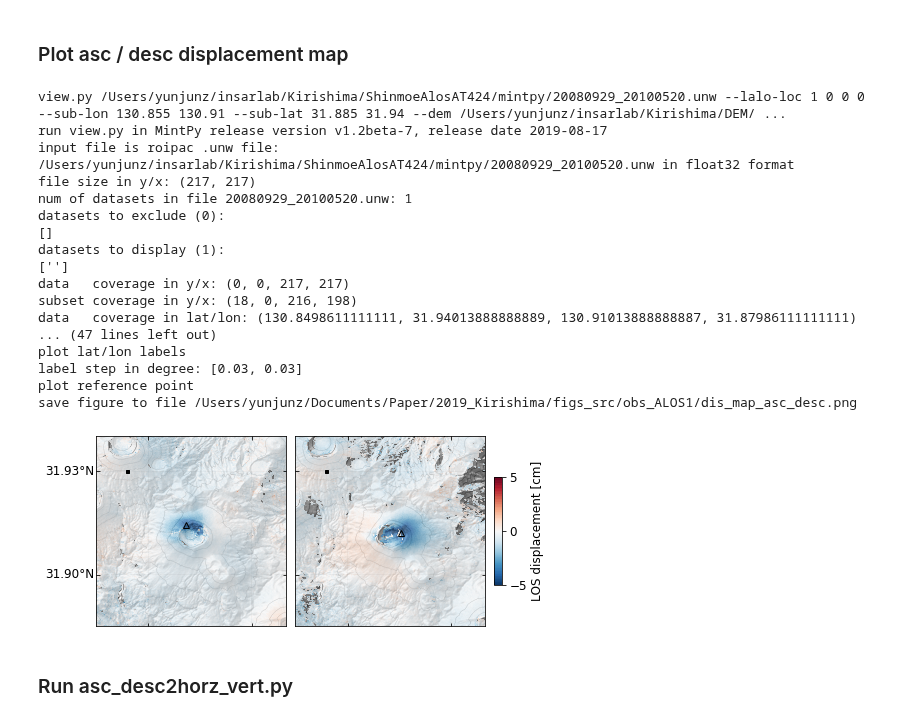
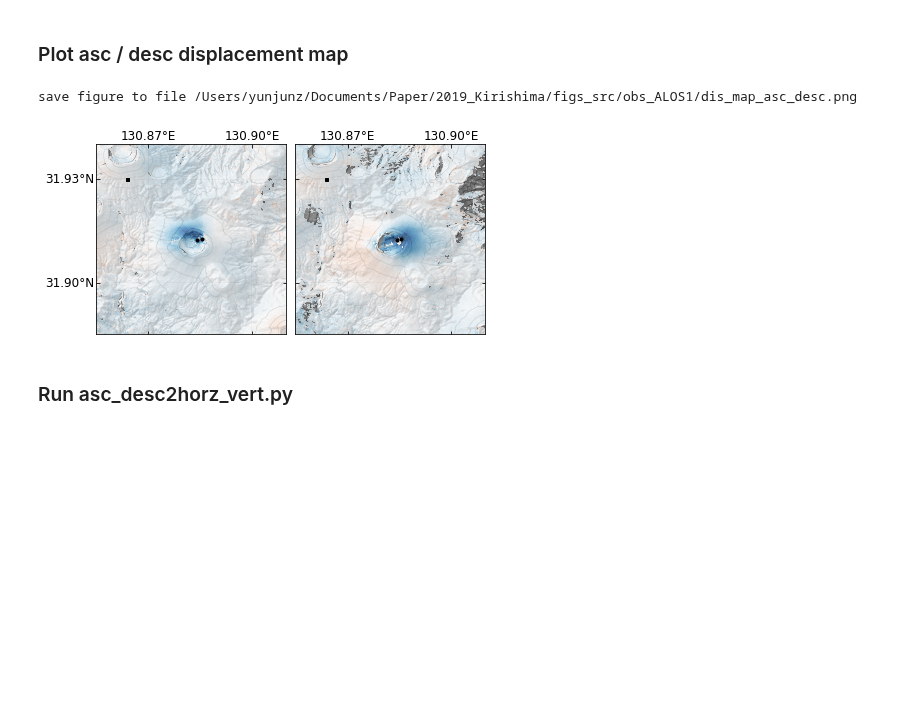
Before and after one commit to geodesymiami/2021-Kirishima, a Jupyter notebook: Fig_2_observation_ALOS1.ipynb, the cells around one changed output. Saved outputs shown, nothing was run; the diff lists cells and outputs as text; code cells hidden in the pictures; blank space fills up the shorter version.

```diff
--- a/Fig_2_observation_ALOS1.ipynb
+++ b/Fig_2_observation_ALOS1.ipynb
@@ -119,61 +128,35 @@ save figure to file /Users/yunjunz/Documents/Paper/2019_Kirishima/figs_src/obs_A
 # %%
 ## Figure 2. (a-b) Map view of deformation from InSAR
 fig, axs = plt.subplots(nrows=1, ncols=2, figsize=[6, 3], sharex=True)
 
 # view.py options
 dem_file  = os.path.expanduser('~/insarlab/Kirishima/DEM/Shinmoe10m.dem.wgs84')
 opt = ' --sub-lat 31.885 31.94 --sub-lon 130.855 130.91 '
 opt += '--dem {} --contour-step 100 --contour-smooth 0.0 '.format(dem_file)
 opt += ' -c RdBu_r -v -5 5 -u cm '
 opt += ' --notitle --fontsize 12 --ref-size 3 --lalo-step 0.03 --nocbar --noscalebar --alpha 0.7 '
-#opt += ' --scalebar 0.25 0.15 0.2 --scalebar-pad 0.1 '
-#opt += ' --ref-yx {} {} '.format(atr1['REF_Y'], atr1['REF_X']) #use the same reference point as displacement time-seris
-#opt += ' --noverbose '
+opt += ' --noverbose '
 
-# ALOS asc T424
-cmd = 'view.py {f} --lalo-loc 1 0 0 0 {o}'.format(f=unw_file1, o=opt)
-data1, atr, inps = view.prep_slice(cmd)
-axs[0], inps, im, cbar = view.plot_slice(axs[0], data1, atr, inps)
-axs[0].plot(lon1, lat1, "k^", mfc='none', mew=1., ms=6)
+lalo_locs = ['1 0 1 0', '0 0 1 0']
+for ax, unw_file, lalo_loc in zip(axs, unw_file_list, lalo_locs):
+    cmd = 'view.py {f} --lalo-loc {l} {o}'.format(f=unw_file, l=lalo_loc, o=opt)
+    data, atr, inps = view.prep_slice(cmd)
+    ax, inps, im, cbar = view.plot_slice(ax, data, atr, inps)
 
-# ALOS desc T73
-cmd = 'view.py {f} --lalo-loc 0 0 0 0 {o}'.format(f=unw_file2, o=opt)
-data2, atr, inps = view.prep_slice(cmd)
-axs[1], inps, im, cbar = view.plot_slice(axs[1], data2, atr, inps)
-axs[1].plot(lon2, lat2, "k^", mfc='none', mew=1., ms=6)
+    # Point of interest
+    for lalo in lalo_list:
+        ax.plot(lalo[1], lalo[0], "k.", mew=1., ms=6)
 
 fig.subplots_adjust(wspace=0.05, left=0.05, right=0.95, top=0.95, bottom=0.05)
-
-# colorbar
-cax = fig.add_axes([0.97, 0.25, 0.02, 0.5])
-cbar = plt.colorbar(im, cax=cax, orientation='vertical', ticks=[-5, 0, 5])
-cbar.ax.tick_params(labelsize=font_size)
-cbar.set_label('LOS displacement [cm]', fontsize=font_size)
 
 # output
 out_file = os.path.abspath('dis_map_asc_desc.png')
 plt.savefig(out_file, bbox_inches='tight', transparent=True, dpi=fig_dpi)
 print('save figure to file', out_file)
 plt.show()
 # %% [output]
-view.py /Users/yunjunz/insarlab/Kirishima/ShinmoeAlosAT424/mintpy/20080929_20100520.unw --lalo-loc 1 0 0 0  --sub-lon 130.855 130.91 --sub-lat 31.885 31.94 --dem /Users/yunjunz/insarlab/Kirishima/DEM/ ...
-run view.py in MintPy release version v1.2beta-7, release date 2019-08-17
-input file is roipac .unw file: /Users/yunjunz/insarlab/Kirishima/ShinmoeAlosAT424/mintpy/20080929_20100520.unw in float32 format
-file size in y/x: (217, 217)
-num of datasets in file 20080929_20100520.unw: 1
-datasets to exclude (0):
-[]
-datasets to display (1):
-['']
-data   coverage in y/x: (0, 0, 217, 217)
-subset coverage in y/x: (18, 0, 216, 198)
-data   coverage in lat/lon: (130.8498611111111, 31.94013888888889, 130.91013888888887, 31.87986111111111)
-... (47 lines left out)
-plot lat/lon labels
-label step in degree: [0.03, 0.03]
-plot reference point
 save figure to file /Users/yunjunz/Documents/Paper/2019_Kirishima/figs_src/obs_ALOS1/dis_map_asc_desc.png
-[figure, old version]
+[figure, new version]
 # %% [markdown]
 ### Run asc_desc2horz_vert.py
 # %%
```
Also changed, not shown: parts of 7 cells of this notebook, 3 other files.
